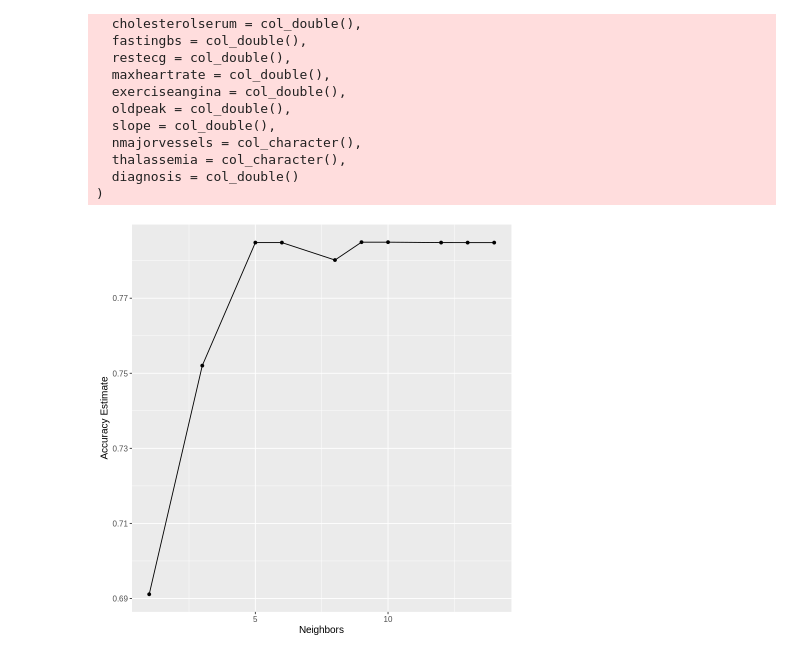
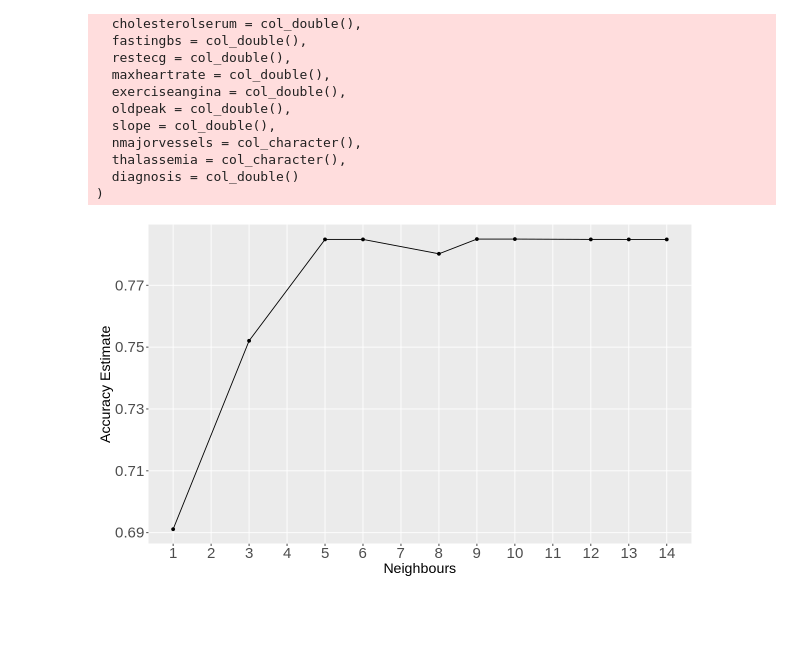
Before and after one commit to laurent-mt/dsci100project, a Jupyter notebook: actualproject.ipynb, the cells around one changed output. Cells and saved outputs as stored; diff of their text form; code cells hidden in the pictures; blank space fills up the shorter version.

Commit message:
Work_in_Progress
Still figuring out the background area colour plot

```diff
--- a/actualproject.ipynb
+++ b/actualproject.ipynb
@@ -65,36 +65,41 @@ cols(
 # %%
 #Recipe, model, fit.
 set.seed(11)
+options(repr.plot.width = 10, repr.plot.height = 6)
 
 heart_recipe  <- recipe(diagnosis ~ ., data = heart_train)                  %>%
                  step_scale(all_predictors())                               %>%
                  step_center(all_predictors())
 
 heart_vfold   <- vfold_cv(heart_train, v = 5, strata = diagnosis)
 
 knn_spec      <- nearest_neighbor(weight_func = "rectangular",
                                   neighbors   = tune())                     %>%
                  set_engine("kknn")                                         %>%
                  set_mode("classification")
 
 heart_results <- workflow()                                                 %>%
                  add_recipe(heart_recipe)                                   %>%
                  add_model(knn_spec)                                        %>%
                  tune_grid(resamples = heart_vfold, grid = 10)              %>%
                  collect_metrics()
 
 accuracy      <- heart_results                                              %>%
                  filter(.metric == "accuracy")
 
 accuracy_plot <- ggplot(accuracy, aes(x = neighbors, y = mean))             +
                   geom_point()                                              +
                   geom_line()                                               +
-                  labs(x = "Neighbors", y = "Accuracy Estimate")            +
-                  theme(text = element_text(size = 12))
+                  labs(x = "Neighbours", y = "Accuracy Estimate")           +
+                  scale_x_continuous(breaks = seq(1, 14))                   +
+                  theme(text        = element_text(size = 17),
+                        axis.text.x = element_text(size = 18),
+                        axis.text.y = element_text(size = 18),
+                        panel.grid.minor = element_blank())
 
 accuracy_plot
 # %% [output]
-[figure, old version]
+[figure, new version]
 # %%
 set.seed(11)
 
```
Also changed, not shown: parts of 4 cells of this notebook.
